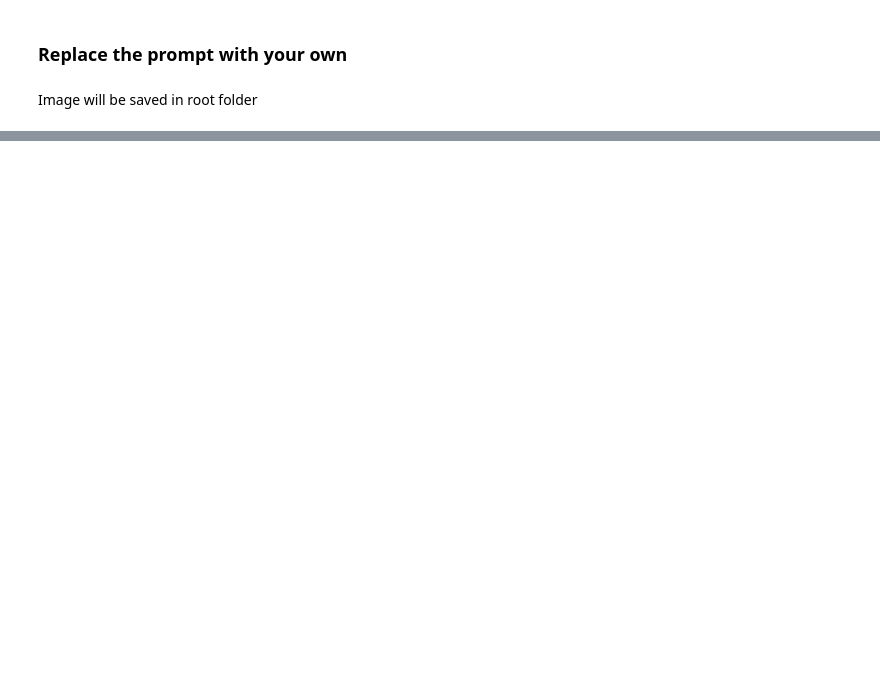
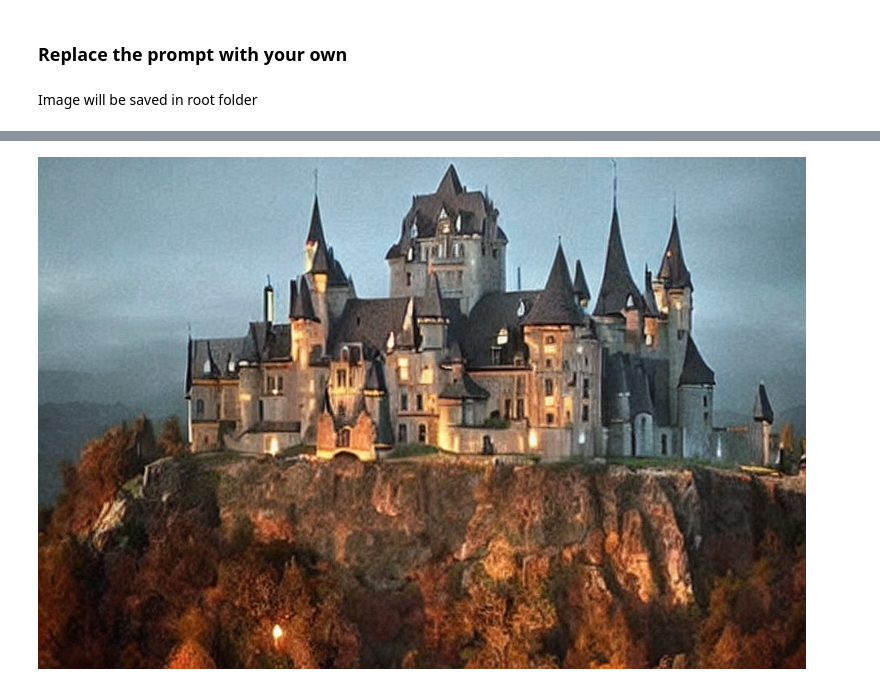
Before and after one commit to anvichip/stable-diffusion-models, a Jupyter notebook: runwayml_stable_diffusion_v1_5.ipynb, the cells around one changed output, grey strips where cells are left out. Cells and saved outputs as stored; diff of their text form; code cells hidden in the pictures; blank space fills up the shorter version.

```diff
--- a/runwayml_stable_diffusion_v1_5.ipynb
+++ b/runwayml_stable_diffusion_v1_5.ipynb
@@ -54,0 +91,10 @@ Image will be saved in root folder
+# %%
+prompt = "This is the image of a castle, I want the same castle but the colour should be black and picture should be modern" #replace with prompt
+
+images = pipe(prompt=prompt, image=init_image, strength=0.75, guidance_scale=7.5).images
+
+images[0].save("generated-1.png")
+# %%
+images[0]
+# %% [output]
+[figure, added]
```
Also changed, not shown: parts of 7 cells of this notebook.
